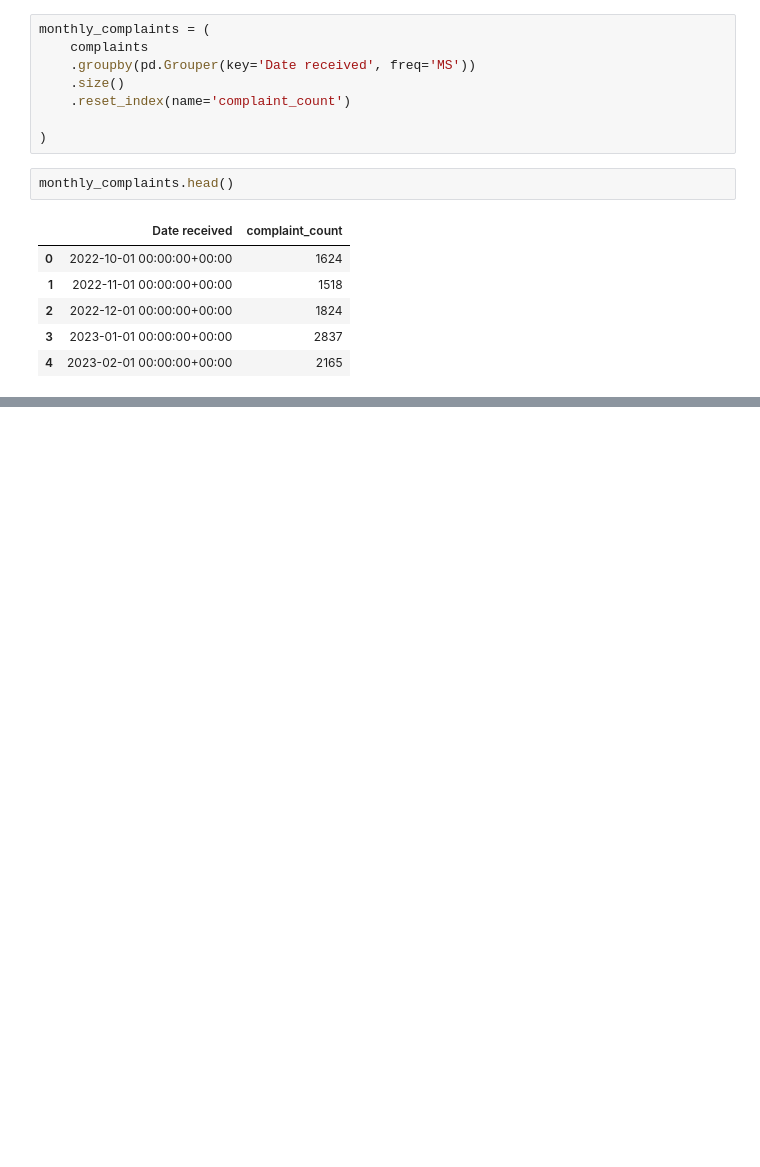
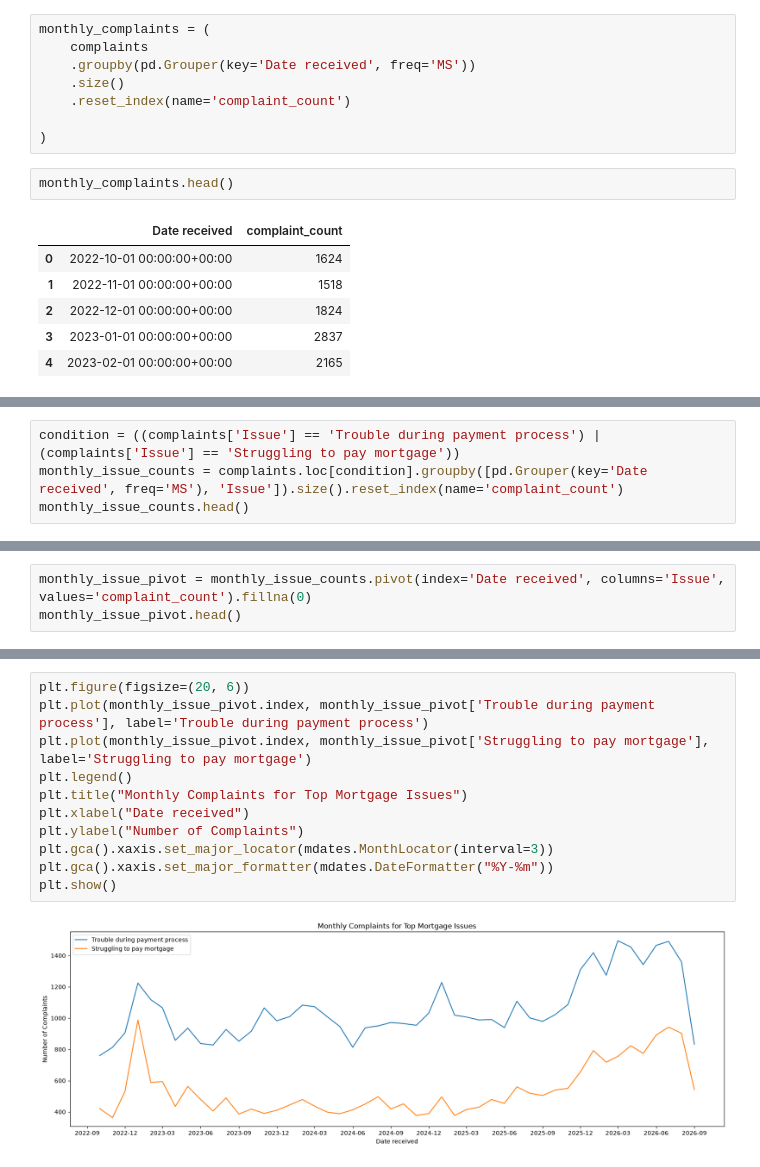
Before and after one commit to alanarroyo98/financial-services-complaints-analytics, a Jupyter notebook: notebooks/01_cfpb_eda.ipynb, the cells around one changed output, grey strips where cells are left out. Drawn from its saved outputs; the diff is of its cells as text; blank space fills up the shorter version.

```diff
--- a/notebooks/01_cfpb_eda.ipynb
+++ b/notebooks/01_cfpb_eda.ipynb
@@ -240,0 +316,4 @@ monthly_complaints.head()
+# %%
+condition = ((complaints['Issue'] == 'Trouble during payment process') | (complaints['Issue'] == 'Struggling to pay mortgage'))
+monthly_issue_counts = complaints.loc[condition].groupby([pd.Grouper(key='Date received', freq='MS'), 'Issue']).size().reset_index(name='complaint_count')
+monthly_issue_counts.head()
@@ -240,0 +329,3 @@ monthly_complaints.head()
+# %%
+monthly_issue_pivot = monthly_issue_counts.pivot(index='Date received', columns='Issue', values='complaint_count').fillna(0)
+monthly_issue_pivot.head()
@@ -240,0 +340,13 @@ monthly_complaints.head()
+# %%
+plt.figure(figsize=(20, 6))
+plt.plot(monthly_issue_pivot.index, monthly_issue_pivot['Trouble during payment process'], label='Trouble during payment process')
+plt.plot(monthly_issue_pivot.index, monthly_issue_pivot['Struggling to pay mortgage'], label='Struggling to pay mortgage')
+plt.legend()
+plt.title("Monthly Complaints for Top Mortgage Issues")
+plt.xlabel("Date received")
+plt.ylabel("Number of Complaints")
+plt.gca().xaxis.set_major_locator(mdates.MonthLocator(interval=3))
+plt.gca().xaxis.set_major_formatter(mdates.DateFormatter("%Y-%m"))
+plt.show()
+# %% [output]
+[figure, added]
```
Also changed, not shown: parts of 13 cells of this notebook, 1 other file.
